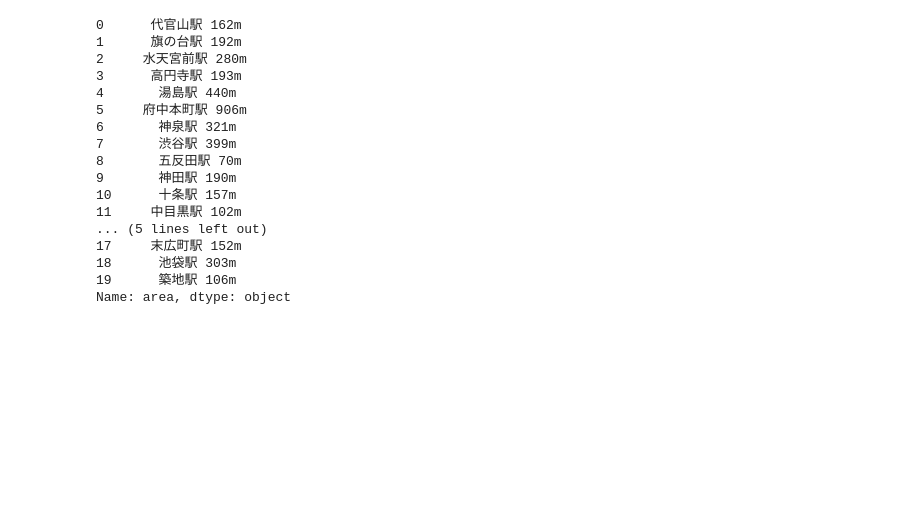
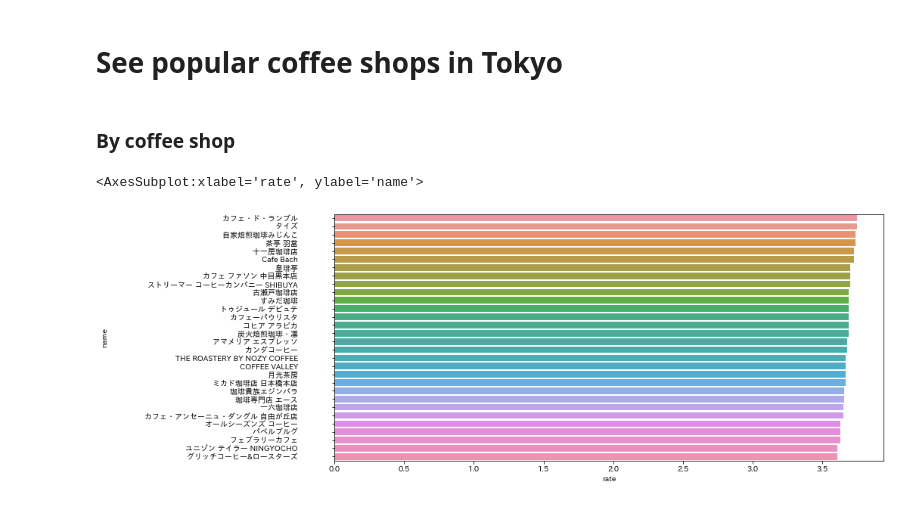
Before and after one commit to ShunOyama/tabelog_analysis_webscraping, a Jupyter notebook: notebook/analysis_coffeeshops_tokyo.ipynb, the cells around one changed output. Saved outputs shown, nothing was run; the diff lists cells and outputs as text; code cells hidden in the pictures; blank space fills up the shorter version.

```diff
--- a/notebook/analysis_coffeeshops_tokyo.ipynb
+++ b/notebook/analysis_coffeeshops_tokyo.ipynb
@@ -77,20 +101,11 @@ cafe_df = cafe_df.replace(r'\n',' ', regex=True)
-# %%
-cafe_df['area']
-# %% [output]
-0      代官山駅 162m
-1      旗の台駅 192m
-2     水天宮前駅 280m
-3      高円寺駅 193m
-4       湯島駅 440m
-5     府中本町駅 906m
-6       神泉駅 321m
-7       渋谷駅 399m
-8       五反田駅 70m
-9       神田駅 190m
-10      十条駅 157m
-11     中目黒駅 102m
-... (5 lines left out)
-17     末広町駅 152m
-18      池袋駅 303m
-19      築地駅 106m
-Name: area, dtype: object
+# %% [markdown]
+# See popular coffee shops in Tokyo
+# %% [markdown]
+### By coffee shop
+# %%
+n_top = 30
+plt.figure(figsize=(13, 6))
+sns.barplot(x = 'rate', y = 'name', data = full_cafe_df.head(n_top))
+# %% [output]
+<AxesSubplot:xlabel='rate', ylabel='name'>
+[figure, added]
```
Also changed, not shown: parts of 20 cells of this notebook, 2 other files.
